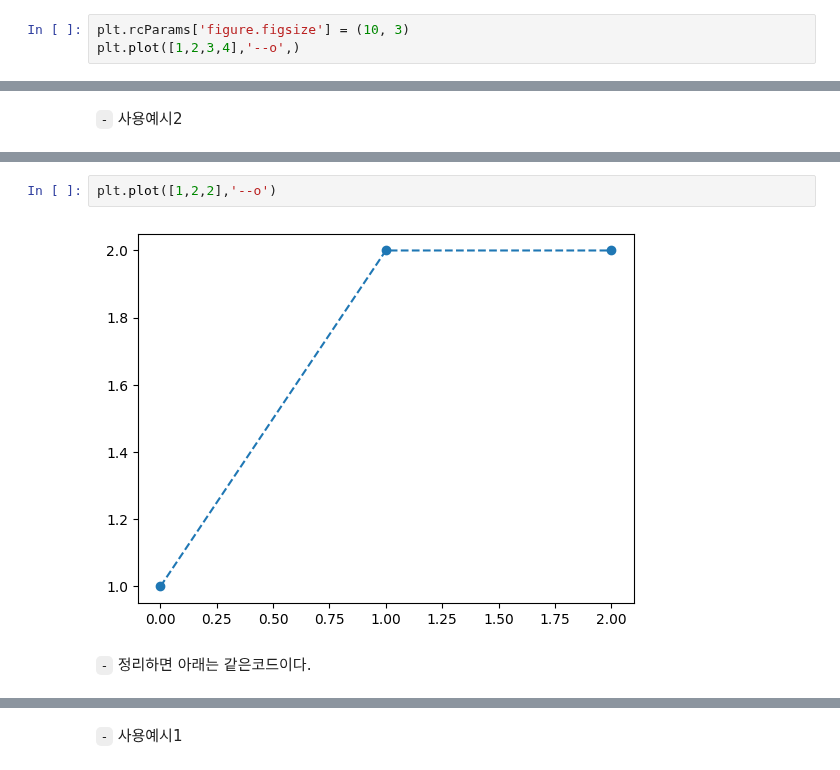
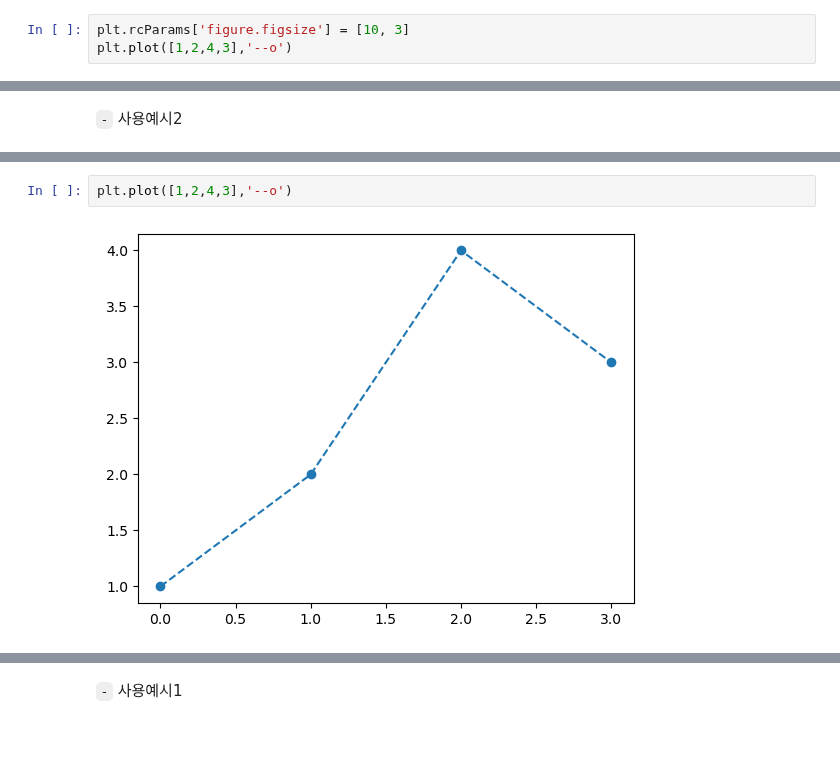
Before and after one commit to guebin/MP2024, a Jupyter notebook: docs/posts/09wk-1.out.ipynb, the cells around one changed output, grey strips where cells are left out. Drawn from its saved outputs; the diff is of its cells as text; blank space fills up the shorter version.

```diff
--- a/docs/posts/09wk-1.out.ipynb
+++ b/docs/posts/09wk-1.out.ipynb
@@ -192,6 +176,6 @@ plt.plot([1,2,3,4],'--o')
 # %% [markdown]
 `-` 크기를 (10,3)으로 조정
 # %%
-plt.rcParams['figure.figsize'] = (10, 3)
-plt.plot([1,2,3,4],'--o',)
+plt.rcParams['figure.figsize'] = [10, 3]
+plt.plot([1,2,4,3],'--o')
 # %% [output]
@@ -248,6 +231,4 @@ with context_manager as resize:
 # %%
-plt.plot([1,2,2],'--o')
+plt.plot([1,2,4,3],'--o')
 # %% [output]
-[figure, old version]
+[figure, new version]
-# %% [markdown]
-`-` 정리하면 아래는 같은코드이다.
```
Also changed, not shown: parts of 67 cells of this notebook, 45 other files.
